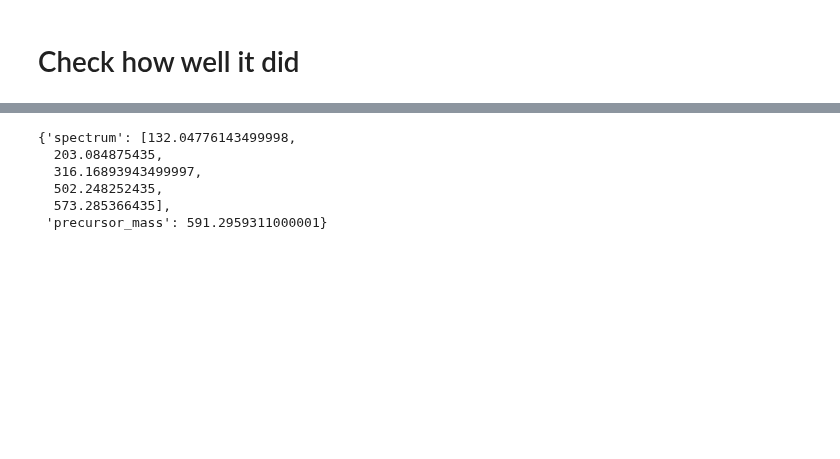
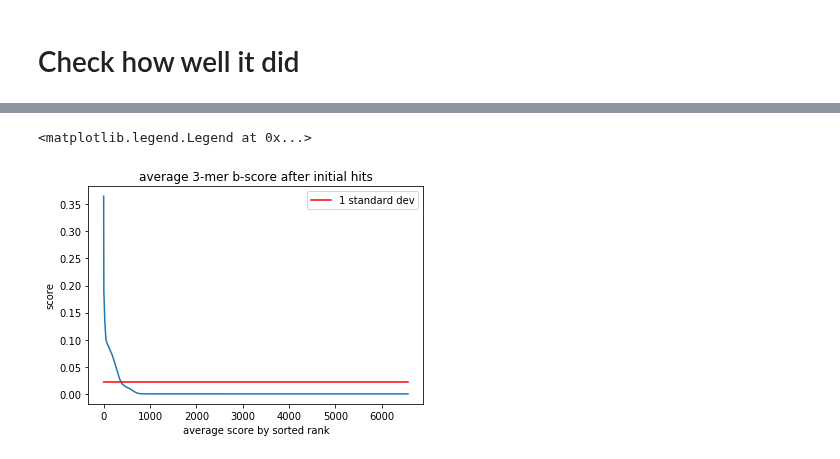
Before and after one commit to zmcgrath96/hypedsearch, a Jupyter notebook: sandbox/jupyter notebooks/New broad k-mer extension .ipynb, the cells around one changed output, grey strips where cells are left out. Drawn from its saved outputs; the diff is of its cells as text; code cells hidden in the pictures; blank space fills up the shorter version.

Commit message:
made jn to make more realistic data

```diff
--- a/sandbox/jupyter notebooks/New broad k-mer extension .ipynb
+++ b/sandbox/jupyter notebooks/New broad k-mer extension .ipynb
@@ -258,7 +265,7 @@ def hybrid_alignment(seq1: str, seq2: str) -> (str, str):
 # %% [markdown]
 ### 1. Load fasta database
 # %%
-fasta_file = '../../testing framework/data/databases/100prots.fasta'
+fasta_file = '../../testing framework/data/databases/500prots.fasta'
 database = fasta.read(fasta_file, True)
 
 database = {x['name']: x for x in database}
@@ -269,8 +276,8 @@ test_directory = '../../testing framework/data/testing_output/'
 
 num_hybs = 5
 min_length= 5
-max_length = 35
-num_peptides = 100
+max_length = 20
+num_peptides = 1000
 min_cont = 3 #min contribution for each side of a hybrid
 
 # make hybrid proteins
@@ -334,6 +341,9 @@ st = time.time()
 hashsearchtime = 0
 alignmenttime = 0
 resultfilteringtime = 0
+
+scoredistb = []
+scoredisty = []
 
 speclen = len(spectra)
 alignments = {}
@@ -374,9 +384,8 @@ for i, spec in enumerate(spectra):
                     y_scores = insort_by_index((basemery, score_subsequence(s.spectrum, basemery)[1]), y_scores, 1)
                 basemerhashedy[basemery].append(val)
 
-    # sort by the score of the kmers
-#     b_scores.sort(key=lambda x: x[1], reverse=True)
-#     y_scores.sort(key=lambda x: x[1], reverse=True)
+    scoredistb.append([x[1] for x in b_scores[::-1]])
+    scoredisty.append([x[1] for x in y_scores[::-1]])
 
     toscoreb = []
     toscorey = []
@@ -385,10 +394,6 @@ for i, spec in enumerate(spectra):
 
     for basemery in y_scores[::-1][:5]:
         toscorey += [basemery[0]] + basemerhashedy[basemery[0]]
-
-    # flatten and filter by score
-#     bresults = [mer for merlist in [basemerhashedb[x[0]] for x in b_scores[:5]] for mer in merlist]
-#     yresults = [mer for merlist in [basemerhashedy[x[0]] for x in y_scores[:5]] for mer in merlist]
 
     best_b_results = sorted(toscoreb, key=lambda mer: score_subsequence(s.spectrum, mer)[0], reverse=True)[:5]
     best_y_results = sorted(toscorey, key=lambda mer: score_subsequence(s.spectrum, mer)[1], reverse=True)[:5]
@@ -409,12 +414,13 @@ for i, spec in enumerate(spectra):
                 spec_alignments.append(align_overlaps(bs, ys))
             # otherwise just concatenate them
             else:
-                spec_alignments.append(bs + '-' + ys)
+#                 spec_alignments.append(bs + '-' + ys)
+                spec_alignments.append(hybrid_alignment(bs, ys)[1])
 
     # remove repeats
     a = list(set([x for x in spec_alignments if x is not None]))
     # sort them by their score agains the spectrum and save them
-    alignments[i] = sorted(a, key=lambda x: score_subsequence(spectra[i]['spectrum'], x.replace('-', '')), reverse=True)[:5]
+    alignments[i] = sorted(a, key=lambda x: score_subsequence(spectra[i]['spectrum'], x.replace('-', '').replace('(', '').replace(')', '')), reverse=True)[:5]
     alignmenttime += time.time() - atst
 ttime = time.time() - st
 print(f'\nDone. Time to complete: {round(ttime, 2)}s')
@@ -447,7 +453,7 @@ for i in range(len(alignments)):
     hits
     if 'hybrid' not in peps[i]['peptide_name'].lower() and alignments[i][0] == peps[i]['sequence']:
         hits += 1
-    elif 'hybrid' in peps[i]['peptide_name'].lower() and alignments[i][0] == peps[i]['hybrid_sequence']:
+    elif 'hybrid' in peps[i]['peptide_name'].lower() and alignments[i][0].replace('-', '').replace('(', '').replace(')', '') == peps[i]['sequence']:
         hbhits += 1
         hybridhits.append((alignments[i][0], peps[i]['hybrid_sequence']))
 
@@ -509,9 +505,0 @@ for hm in hybridmisses:
-# %%
-gen_spectrum('MALWA', ion='b', charge=1)
-# %% [output]
-{'spectrum': [132.04776143499998,
-  203.084875435,
-  316.16893943499997,
-  502.248252435,
-  573.285366435],
- 'precursor_mass': 591.2959311000001}
@@ -517,0 +509,16 @@ gen_spectrum('MALWA', ion='b', charge=1)
+# %%
+ml = max([len(l) for l in scoredistb])
+for i in range(len(scoredistb)):
+    scoredistb[i] = scoredistb[i] + [0 for _ in range(ml - len(scoredistb[i]))]
+
+avgb = np.mean(scoredistb, axis=0)
+stdb = np.std(scoredistb)
+plt.plot(avgb)
+plt.plot([stdb for _ in range(len(avgb))], 'r', label='1 standard dev')
+plt.title('average 3-mer b-score after initial hits')
+plt.xlabel('average score by sorted rank')
+plt.ylabel('score')
+plt.legend()
+# %% [output]
+<matplotlib.legend.Legend at 0x...>
+[figure, added]
```
Also changed, not shown: parts of 13 cells of this notebook, 11 other files.
